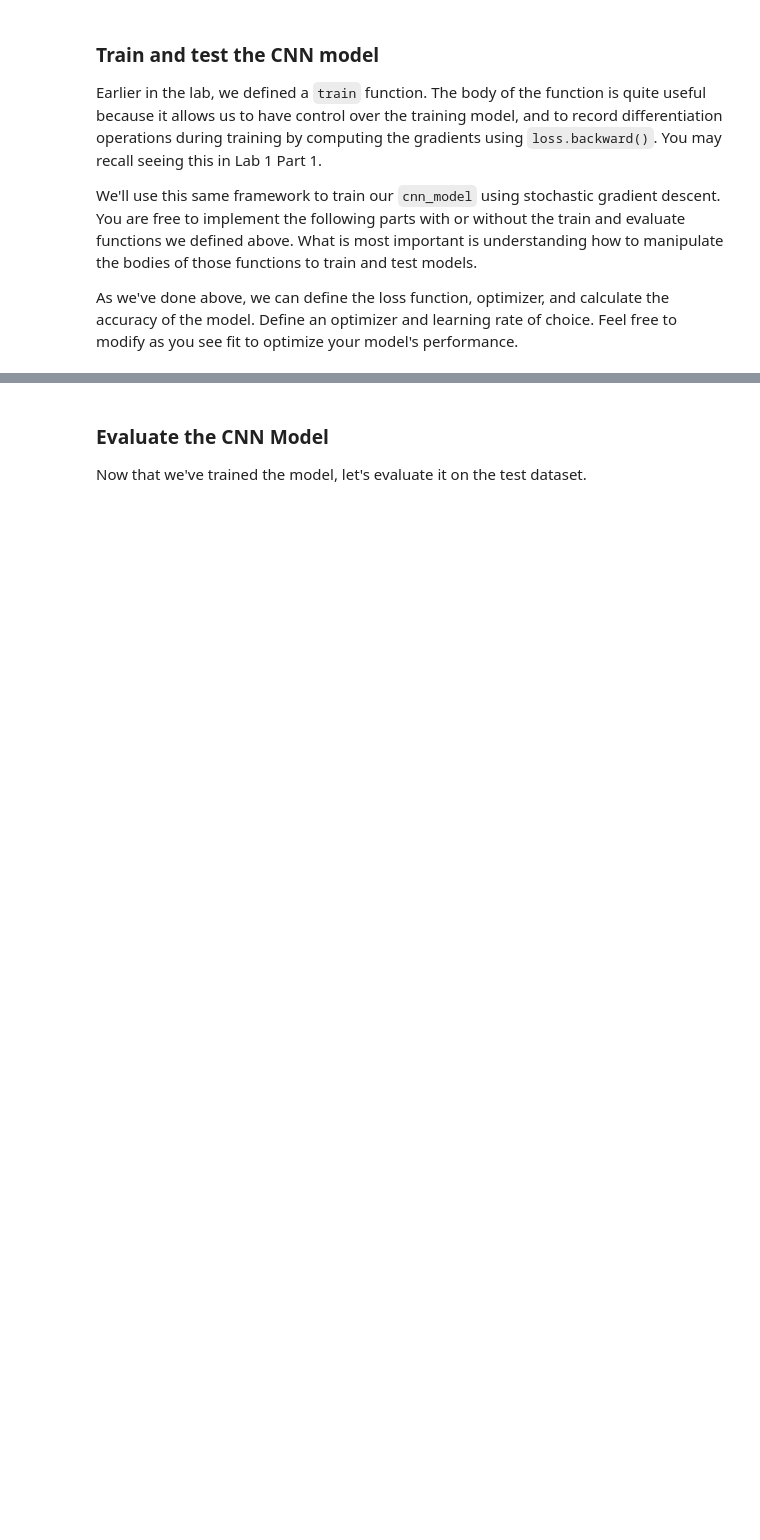
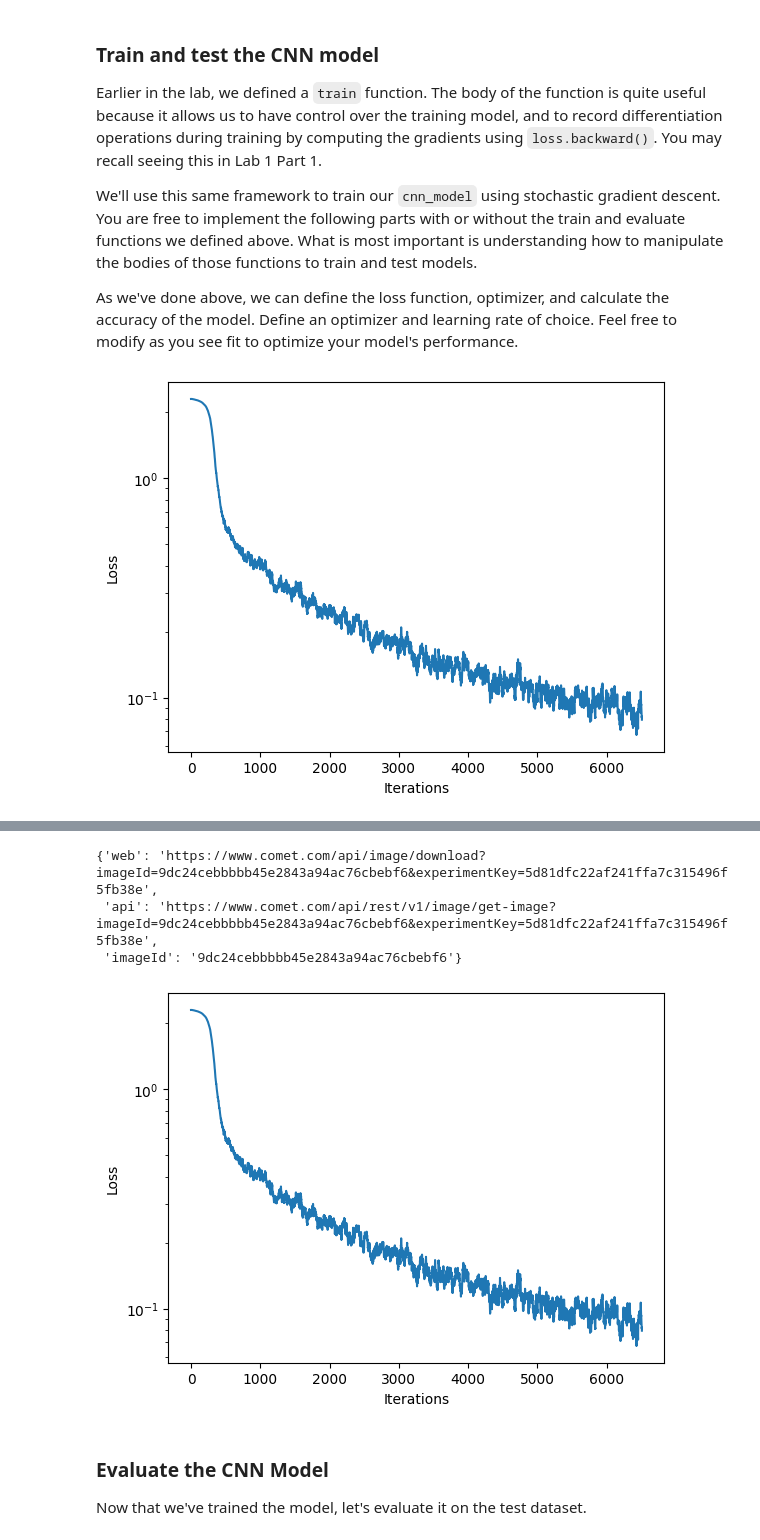
Before and after one commit to bin-M-cnboy/introtodeeplearning, a Jupyter notebook: lab2/PT_Part1_MNIST.ipynb, the cells around one changed output, grey strips where cells are left out. Cells and saved outputs as stored; diff of their text form; code cells hidden in the pictures; blank space fills up the shorter version.

```diff
--- a/lab2/PT_Part1_MNIST.ipynb
+++ b/lab2/PT_Part1_MNIST.ipynb
@@ -369,20 +369,20 @@ class CNN(nn.Module):
     def __init__(self):
         super(CNN, self).__init__()
         # TODO: Define the first convolutional layer
-        self.conv1 = nn.Conv2d(1, 24, kernel_size=3, stride=1, padding='same')
+        self.conv1 = nn.Conv2d(1, 24, kernel_size=3, stride=1, padding=0)
         # nn.Conv2d(in_channels,out_channels,kernel_size,stride步长,padding填充)
 
         # TODO: Define the first max pooling layer
         self.pool1 = nn.MaxPool2d(kernel_size=2, stride=2)
 
         # TODO: Define the second convolutional layer
-        self.conv2 = nn.Conv2d(16, 36, kernel_size=3, stride=1, padding='same')
+        self.conv2 = nn.Conv2d(24, 36, kernel_size=3, stride=1, padding=0)
 
         # TODO: Define the second max pooling layer
         self.pool2 = nn.MaxPool2d(kernel_size=2, stride=2)
 
         self.flatten = nn.Flatten()
-        self.fc1 = nn.Linear(36 * 7 * 7, 128) # Corrected input size based on 28x28 -> conv -> pool -> conv -> pool = 7x7 feature maps
+        self.fc1 = nn.Linear(36 * 5 * 5, 128)
         self.relu = nn.ReLU()
 
         # TODO: Define the Linear layer that outputs the classification
@@ -436,7 +445,7 @@ epochs = 7
 optimizer = optim.SGD(cnn_model.parameters(), lr=1e-2)
 
 # TODO: instantiate the cross entropy loss function
-loss_function = # TODO
+loss_function = nn.CrossEntropyLoss()
 
 # Redefine trainloader with new batch size parameter (tweak as see fit if optimizing)
 trainset_loader = DataLoader(train_dataset, batch_size=batch_size, shuffle=True)
@@ -465,32 +474,37 @@ for epoch in range(epochs):
 
         # Forward pass
         # TODO: feed the images into the model and obtain the predictions
-        logits = # TODO
+        logits = cnn_model.forward(images)
 
         # TODO: compute the categorical cross entropy loss using the predicted logits
-        loss = # TODO
+        loss = loss_function(logits, labels)
 
         # Get the loss and log it to comet and the loss_history record
         loss_value = loss.item()
         comet_model_2.log_metric("loss", loss_value, step=idx)
         loss_history.append(loss_value) # append the loss to the loss_history record
         plotter.plot(loss_history.get())
 
         # Backpropagation/backward pass
         '''TODO: Compute gradients for all model parameters and propagate backwads
             to update model parameters. remember to reset your optimizer!'''
         # TODO: reset optimizer
+        optimizer.zero_grad()
         # TODO: compute gradients
+        loss.backward()
         # TODO: update model parameters
+        optimizer.step()
 
         # Get the prediction and tally metrics
         predicted = torch.argmax(logits, dim=1)
         correct_pred += (predicted == labels).sum().item()
         total_pred += labels.size(0)
 
     # Compute metrics
     total_epoch_loss = total_loss / total_pred
     epoch_accuracy = correct_pred / total_pred
     print(f"Epoch {epoch + 1}, Loss: {total_epoch_loss}, Accuracy: {epoch_accuracy:.4f}")
 
 comet_model_2.log_figure(figure=plt)
+# %% [output]
+[figure, added]
@@ -497,3 +512,7 @@ comet_model_2.log_figure(figure=plt)
+{'web': 'https://www.comet.com/api/image/download?imageId=9dc24cebbbbb45e2843a94ac76cbebf6&experimentKey=5d81dfc22af241ffa7c315496f5fb38e',
+ 'api': 'https://www.comet.com/api/rest/v1/image/get-image?imageId=9dc24cebbbbb45e2843a94ac76cbebf6&experimentKey=5d81dfc22af241ffa7c315496f5fb38e',
+ 'imageId': '9dc24cebbbbb45e2843a94ac76cbebf6'}
+[figure, added]
 # %% [markdown]
 ### Evaluate the CNN Model
 
```
Also changed, not shown: parts of 9 cells of this notebook.
